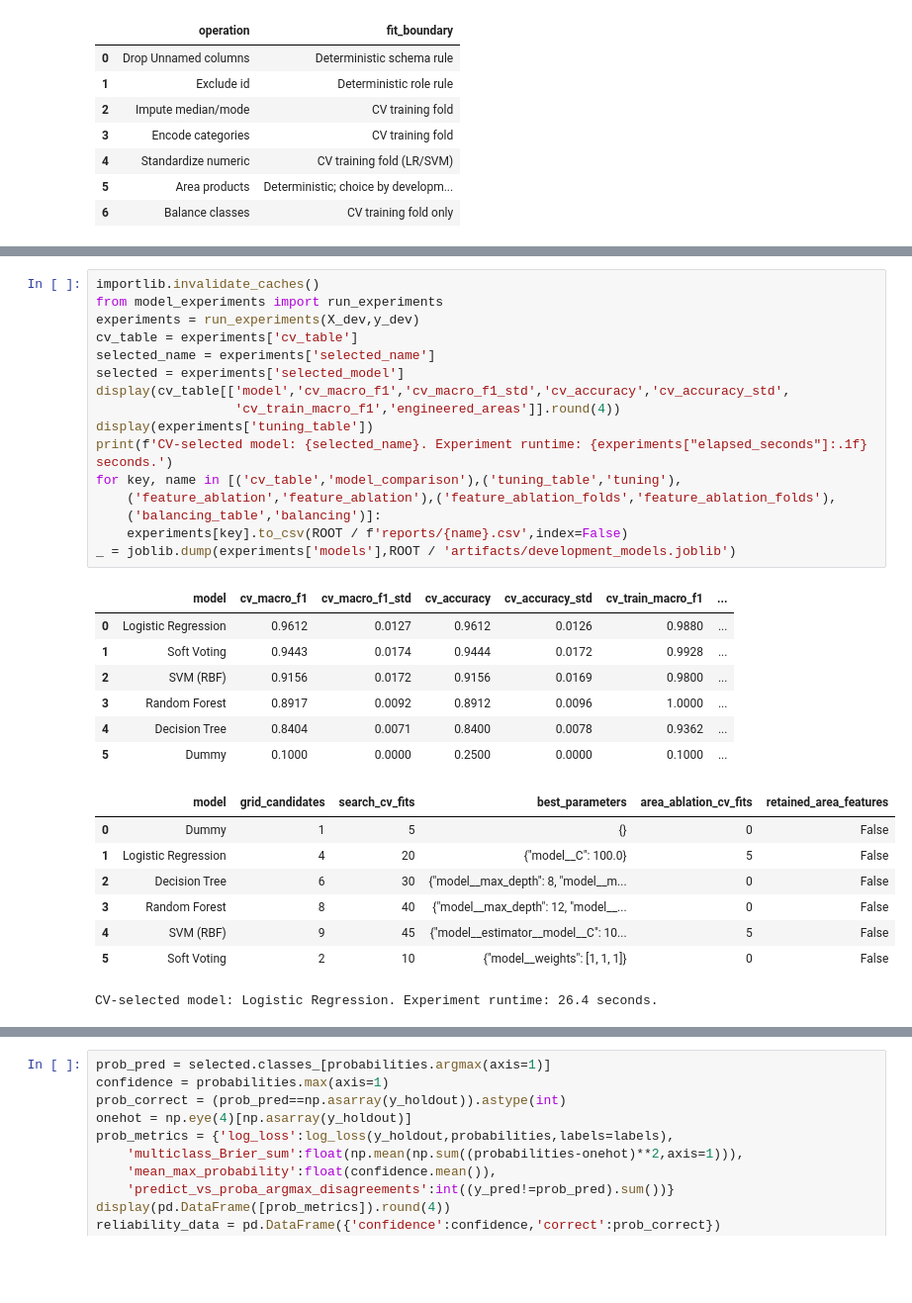
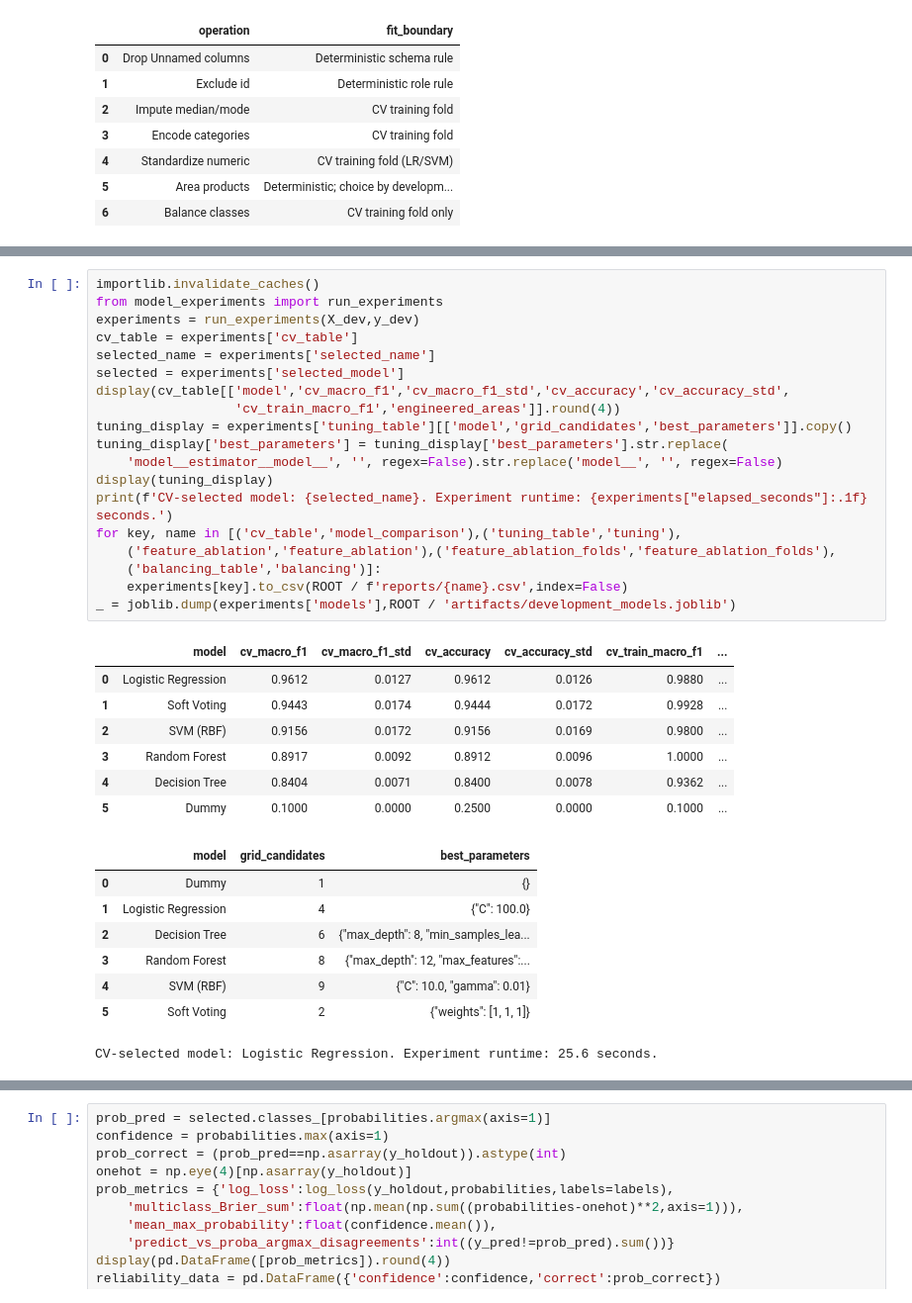
Before and after one commit to bhargav794/mobile-price-prediction-aml, a Jupyter notebook: submission/GROUP_NO.ipynb, the cells around one changed output, grey strips where cells are left out. Shown at 99% size. Drawn from its saved outputs; the diff is of its cells as text; blank space fills up the shorter version.

```diff
--- a/submission/GROUP_NO.ipynb
+++ b/submission/GROUP_NO.ipynb
@@ -1012,35 +984,38 @@ Recreated model_experiments.py
 # %%
 importlib.invalidate_caches()
 from model_experiments import run_experiments
 experiments = run_experiments(X_dev,y_dev)
 cv_table = experiments['cv_table']
 selected_name = experiments['selected_name']
 selected = experiments['selected_model']
 display(cv_table[['model','cv_macro_f1','cv_macro_f1_std','cv_accuracy','cv_accuracy_std',
                   'cv_train_macro_f1','engineered_areas']].round(4))
-display(experiments['tuning_table'])
+tuning_display = experiments['tuning_table'][['model','grid_candidates','best_parameters']].copy()
+tuning_display['best_parameters'] = tuning_display['best_parameters'].str.replace(
+    'model__estimator__model__', '', regex=False).str.replace('model__', '', regex=False)
+display(tuning_display)
 print(f'CV-selected model: {selected_name}. Experiment runtime: {experiments["elapsed_seconds"]:.1f} seconds.')
 for key, name in [('cv_table','model_comparison'),('tuning_table','tuning'),
     ('feature_ablation','feature_ablation'),('feature_ablation_folds','feature_ablation_folds'),
     ('balancing_table','balancing')]:
     experiments[key].to_csv(ROOT / f'reports/{name}.csv',index=False)
 _ = joblib.dump(experiments['models'],ROOT / 'artifacts/development_models.joblib')
 # %% [output]
 |  | model | cv_macro_f1 | cv_macro_f1_std | cv_accuracy | cv_accuracy_std | cv_train_macro_f1 | ... |
 | 0 | Logistic Regression | 0.9612 | 0.0127 | 0.9612 | 0.0126 | 0.9880 | ... |
 | 1 | Soft Voting | 0.9443 | 0.0174 | 0.9444 | 0.0172 | 0.9928 | ... |
 | 2 | SVM (RBF) | 0.9156 | 0.0172 | 0.9156 | 0.0169 | 0.9800 | ... |
 | 3 | Random Forest | 0.8917 | 0.0092 | 0.8912 | 0.0096 | 1.0000 | ... |
 | 4 | Decision Tree | 0.8404 | 0.0071 | 0.8400 | 0.0078 | 0.9362 | ... |
 | 5 | Dummy | 0.1000 | 0.0000 | 0.2500 | 0.0000 | 0.1000 | ... |
-|  | model | grid_candidates | search_cv_fits | best_parameters | area_ablation_cv_fits | retained_area_features |
-| 0 | Dummy | 1 | 5 | {} | 0 | False |
-| 1 | Logistic Regression | 4 | 20 | {"model__C": 100.0} | 5 | False |
-| 2 | Decision Tree | 6 | 30 | {"model__max_depth": 8, "model__m... | 0 | False |
-| 3 | Random Forest | 8 | 40 | {"model__max_depth": 12, "model__... | 0 | False |
-| 4 | SVM (RBF) | 9 | 45 | {"model__estimator__model__C": 10... | 5 | False |
-| 5 | Soft Voting | 2 | 10 | {"model__weights": [1, 1, 1]} | 0 | False |
+|  | model | grid_candidates | best_parameters |
+| 0 | Dummy | 1 | {} |
+| 1 | Logistic Regression | 4 | {"C": 100.0} |
+| 2 | Decision Tree | 6 | {"max_depth": 8, "min_samples_lea... |
+| 3 | Random Forest | 8 | {"max_depth": 12, "max_features":... |
+| 4 | SVM (RBF) | 9 | {"C": 10.0, "gamma": 0.01} |
+| 5 | Soft Voting | 2 | {"weights": [1, 1, 1]} |
-CV-selected model: Logistic Regression. Experiment runtime: 26.4 seconds.
+CV-selected model: Logistic Regression. Experiment runtime: 25.6 seconds.
 # %%
 display(experiments['feature_ablation'].round(4))
 display(experiments['balancing_table'][['strategy','cv_macro_f1','cv_macro_f1_std','cv_accuracy',
```
Also changed, not shown: parts of 56 cells of this notebook, 20 other files.
